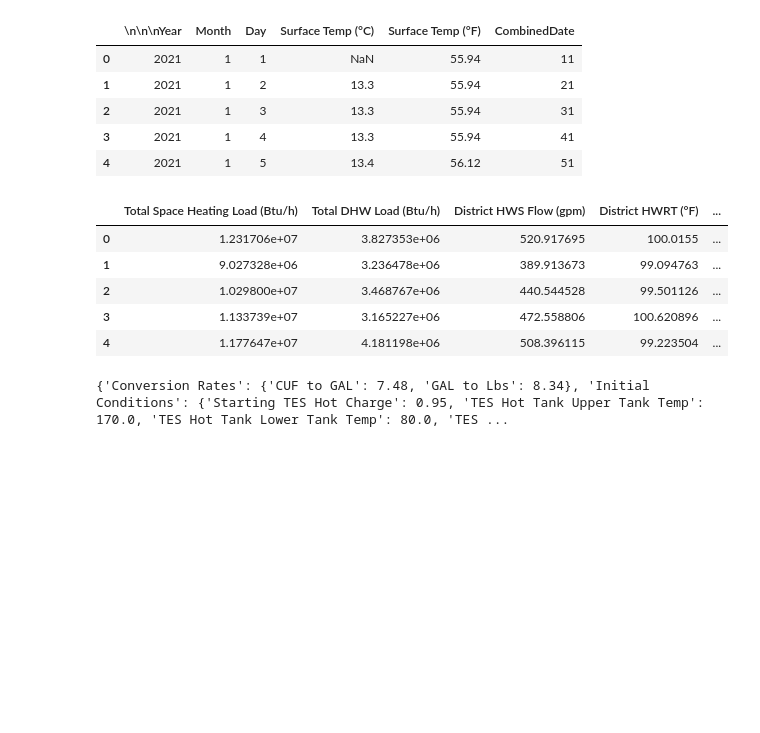
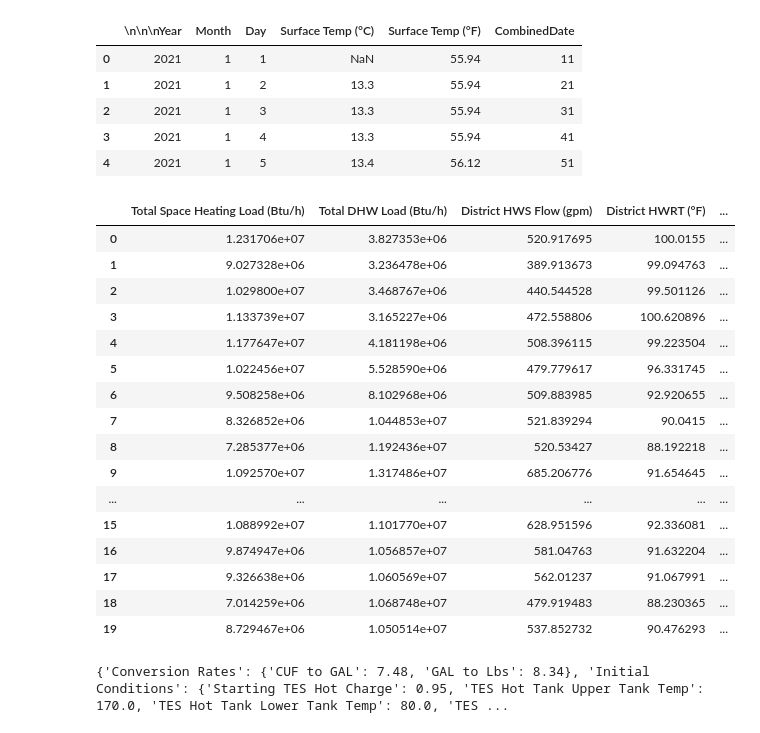
Before and after one commit to NikitaKhatwani/District-system---Engineering-model, a Jupyter notebook: UCSB_CUP Heat pump TES.ipynb, the cells around one changed output. Cells and saved outputs as stored; diff of their text form; code cells hidden in the pictures; blank space fills up the shorter version.

```diff
--- a/UCSB_CUP Heat pump TES.ipynb
+++ b/UCSB_CUP Heat pump TES.ipynb
@@ -32,16 +30,27 @@ ocean_df.head()
 # %%
 # Load the DataFrame from the pickle file
 buildingMixing_output = pd.read_pickle('buildingMixing_output.pkl')
 
 # Now 'df' contains the DataFrame loaded from the pickle file
-buildingMixing_output.head()  # Verify the DataFrame
+buildingMixing_output.head(20)  # Verify the DataFrame
 # %% [output]
 |  | Total Space Heating Load (Btu/h) | Total DHW Load (Btu/h) | District HWS Flow (gpm) | District HWRT (°F) | ... |
 | 0 | 1.231706e+07 | 3.827353e+06 | 520.917695 | 100.0155 | ... |
 | 1 | 9.027328e+06 | 3.236478e+06 | 389.913673 | 99.094763 | ... |
 | 2 | 1.029800e+07 | 3.468767e+06 | 440.544528 | 99.501126 | ... |
 | 3 | 1.133739e+07 | 3.165227e+06 | 472.558806 | 100.620896 | ... |
 | 4 | 1.177647e+07 | 4.181198e+06 | 508.396115 | 99.223504 | ... |
+| 5 | 1.022456e+07 | 5.528590e+06 | 479.779617 | 96.331745 | ... |
+| 6 | 9.508258e+06 | 8.102968e+06 | 509.883985 | 92.920655 | ... |
+| 7 | 8.326852e+06 | 1.044853e+07 | 521.839294 | 90.0415 | ... |
+| 8 | 7.285377e+06 | 1.192436e+07 | 520.53427 | 88.192218 | ... |
+| 9 | 1.092570e+07 | 1.317486e+07 | 685.206776 | 91.654645 | ... |
+| ... | ... | ... | ... | ... | ... |
+| 15 | 1.088992e+07 | 1.101770e+07 | 628.951596 | 92.336081 | ... |
+| 16 | 9.874947e+06 | 1.056857e+07 | 581.04763 | 91.632204 | ... |
+| 17 | 9.326638e+06 | 1.060569e+07 | 562.01237 | 91.067991 | ... |
+| 18 | 7.014259e+06 | 1.068748e+07 | 479.919483 | 88.230365 | ... |
+| 19 | 8.729467e+06 | 1.050514e+07 | 537.852732 | 90.476293 | ... |
 # %%
 # ##Heat pump input
 
```
Also changed, not shown: parts of 14 cells of this notebook, 9 other files.
